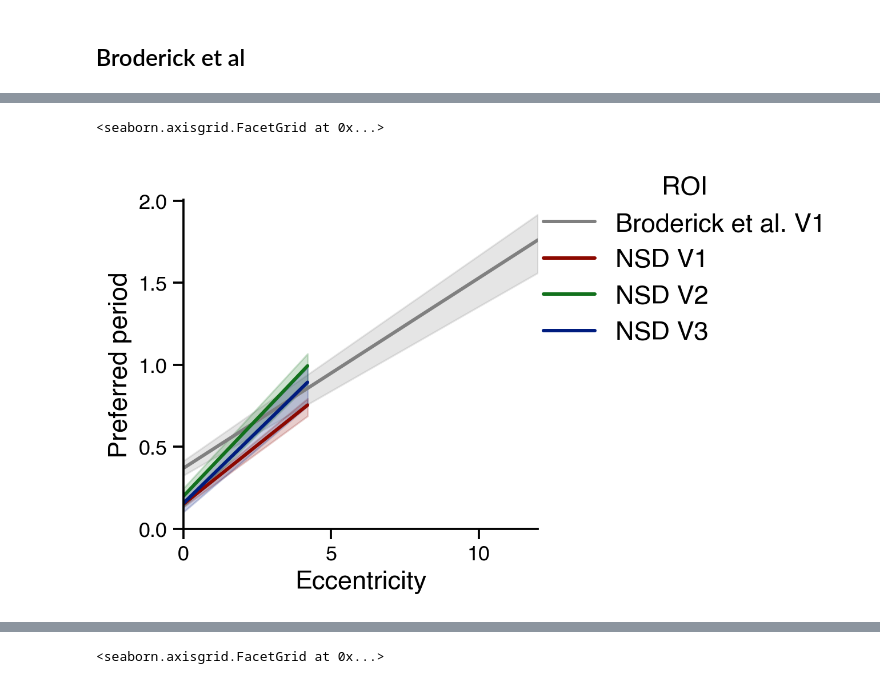
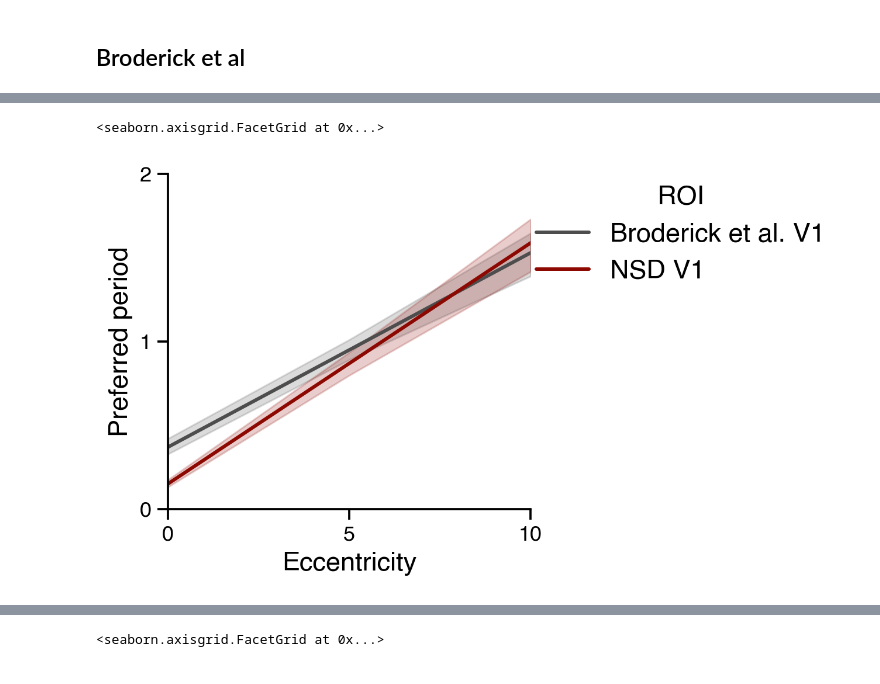
Before and after one commit to JiyeongHa/Spatial-Frequency-Preference_NSDsyn, a Jupyter notebook: notebooks/3.4-plot-model-prediction.ipynb, the cells around one changed output, grey strips where cells are left out. Drawn from its saved outputs; the diff is of its cells as text; code cells hidden in the pictures.

```diff
--- a/notebooks/3.4-plot-model-prediction.ipynb
+++ b/notebooks/3.4-plot-model-prediction.ipynb
@@ -41,7 +44,7 @@ broderick_sn_list = [1, 6, 7, 45, 46, 62, 64, 81, 95, 114, 115, 121]
 broderick_subj_list = [utils.sub_number_to_string(i, 'broderick') for i in broderick_sn_list]
 ARGS_2D = ['sub','lr','eph','roi','dset']
 roi_pal = [sns.color_palette('dark', 10)[:][k] for k in  [3,2,0]]
-roi_pal.insert(0, (0.5,0.5,0.5))
+roi_pal.insert(0, (0.3,0.3,0.3))
 stim_classes=['annulus', 'reverse spiral', 'pinwheel', 'forward spiral']
 # %% [markdown]
 # Load model parameters
@@ -152,14 +121,14 @@ array([ 0.        ,  0.34285714,  0.68571429,  1.02857143,  1.37142857,
 # %%
-ecc_list =[0, 4.2, 12]
-ecc_df = final_df.query('frame == "relative" & eccentricity in @ecc_list')
+ecc_list = [0, 5, 10]
+ecc_df = final_df.query('frame == "relative" & eccentricity in @ecc_list & vroinames == "V1"')
 ecc_df = ecc_df.groupby(['sub','dset_type','eccentricity']).mean().reset_index()
 vis2D.plot_preferred_period(ecc_df,
                             x='eccentricity', y='Pv', precision='precision',
-                            hue='dset_type', hue_order=['Broderick et al. V1', 'NSD V1','NSD V2','NSD V3'],
+                            hue='dset_type', hue_order=['Broderick et al. V1', 'NSD V1'],
                             col=None, palette=roi_pal,
                             lgd_title='ROI', width=3,
-                            xlim=(0,12),
-                            save_path=os.path.join('/Users/jh7685/Dropbox/NYU/Projects/SF/pp_averaged_all.png'))
+                            xlim=(0,10), ylim=(0,2), yticks=[0,1,2],
+                            save_path=os.path.join('/Users/jh7685/Dropbox/NYU/Projects/SF/figs_tmp/pp_averaged_v1.png'))
 # %% [output]
 <seaborn.axisgrid.FacetGrid at 0x...>
-[figure, old version]
+[figure, new version]
```
Also changed, not shown: parts of 13 cells of this notebook, 1 other file.
